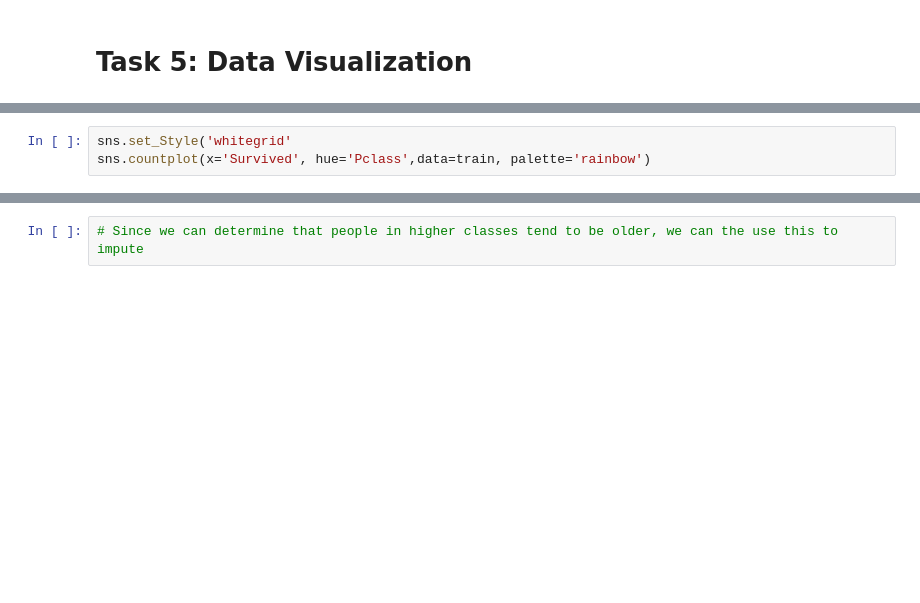
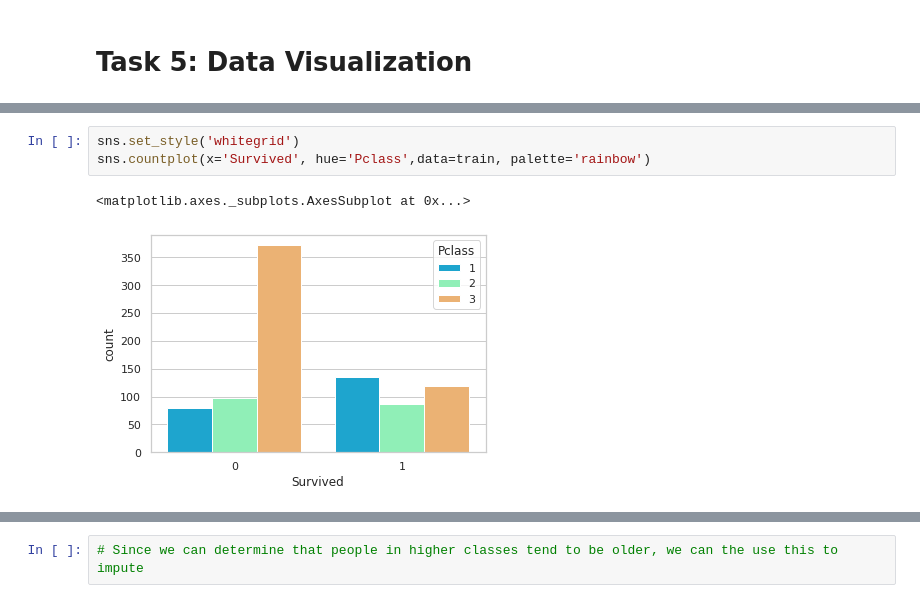
Before and after one commit to lophiraalata/data-analytics-micro-credential, a Jupyter notebook: Titanic_Logistic_Regression.ipynb, the cells around one changed output, grey strips where cells are left out. Saved outputs shown, nothing was run; the diff lists cells and outputs as text; blank space fills up the shorter version.

```diff
--- a/Titanic_Logistic_Regression.ipynb
+++ b/Titanic_Logistic_Regression.ipynb
@@ -57,5 +249,8 @@ sns.countplot(x='Survived', data=train, palette='RdBu_r')
 # %%
-sns.set_Style('whitegrid'
+sns.set_style('whitegrid')
 sns.countplot(x='Survived', hue='Pclass',data=train, palette='rainbow')
+# %% [output]
+<matplotlib.axes._subplots.AxesSubplot at 0x...>
+[figure, added]
 # %%
 sns.displot(train['Age'].dropna(), kde=False, color='darkred', bins=60)
```
Also changed, not shown: parts of 45 cells of this notebook.
